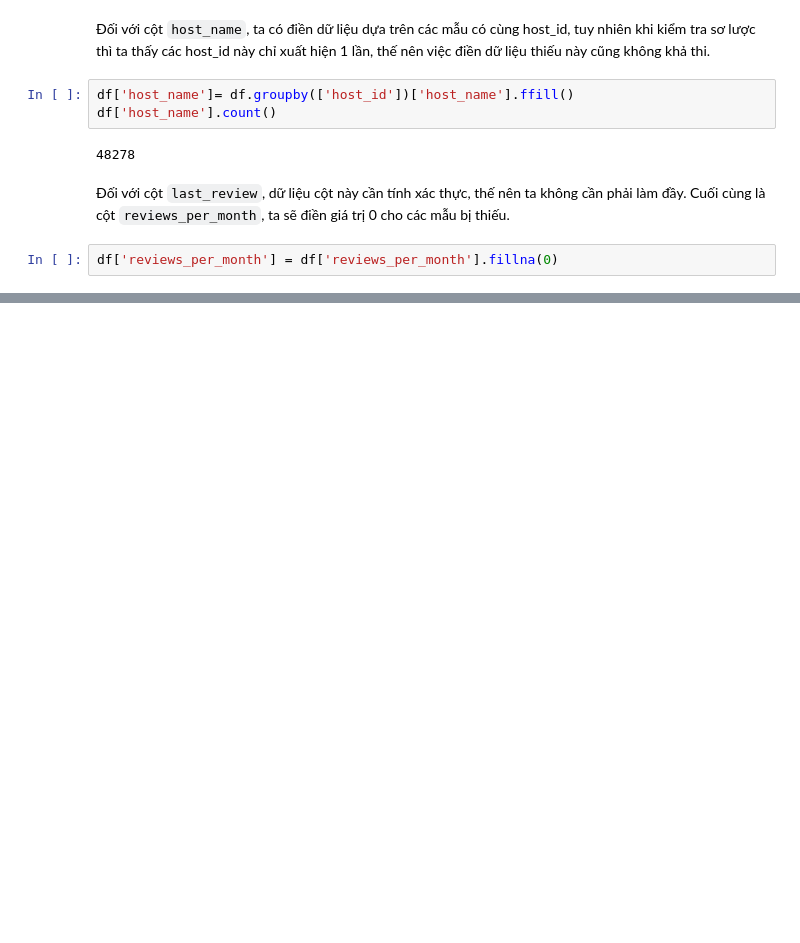
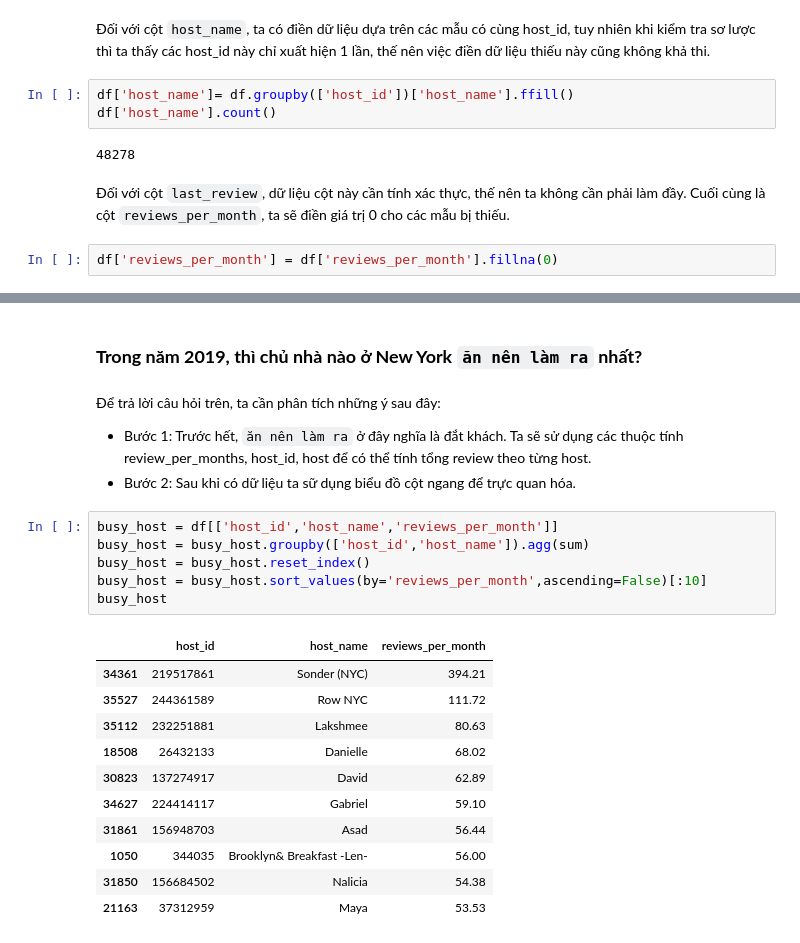
Before and after one commit to huutuan122/P4DS_Final, a Jupyter notebook: code/Truong.ipynb, the cells around one changed output, grey strips where cells are left out. Drawn from its saved outputs; the diff is of its cells as text; blank space fills up the shorter version.

```diff
--- a/code/Truong.ipynb
+++ b/code/Truong.ipynb
@@ -289,0 +311,24 @@ df['reviews_per_month'] = df['reviews_per_month'].fillna(0)
+# %% [markdown]
+### **Trong năm 2019, thì chủ nhà nào ở New York `ăn nên làm ra` nhất?**
+# %% [markdown]
+Để trả lời câu hỏi trên, ta cần phân tích những ý sau đây:
+- Bước 1: Trước hết, `ăn nên làm ra` ở đây nghĩa là đắt khách. Ta sẽ sử dụng các thuộc tính review_per_months, host_id, host để có thể tính tổng review theo từng host.
+- Bước 2: Sau khi có dữ liệu ta sữ dụng biểu đồ cột ngang để trực quan hóa.
+# %%
+busy_host = df[['host_id','host_name','reviews_per_month']]
+busy_host = busy_host.groupby(['host_id','host_name']).agg(sum)
+busy_host = busy_host.reset_index()
+busy_host = busy_host.sort_values(by='reviews_per_month',ascending=False)[:10]
+busy_host
+# %% [output]
+|  | host_id | host_name | reviews_per_month |
+| 34361 | 219517861 | Sonder (NYC) | 394.21 |
+| 35527 | 244361589 | Row NYC | 111.72 |
+| 35112 | 232251881 | Lakshmee | 80.63 |
+| 18508 | 26432133 | Danielle | 68.02 |
+| 30823 | 137274917 | David | 62.89 |
+| 34627 | 224414117 | Gabriel | 59.10 |
+| 31861 | 156948703 | Asad | 56.44 |
+| 1050 | 344035 | Brooklyn& Breakfast -Len- | 56.00 |
+| 31850 | 156684502 | Nalicia | 54.38 |
+| 21163 | 37312959 | Maya | 53.53 |
```
Also changed, not shown: parts of 11 cells of this notebook.
